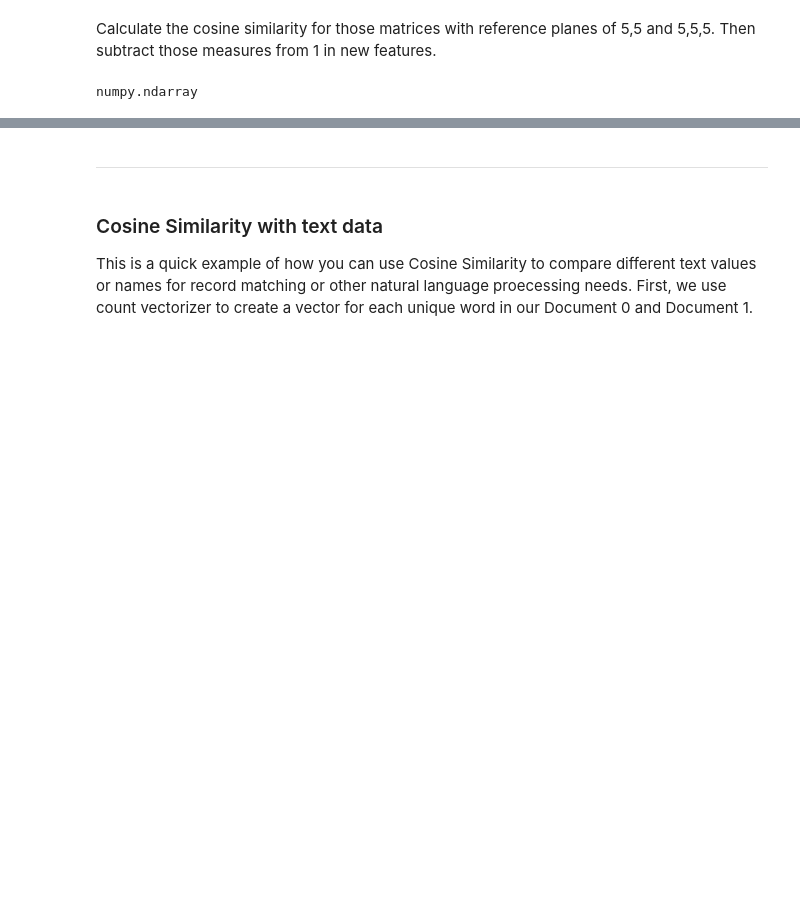
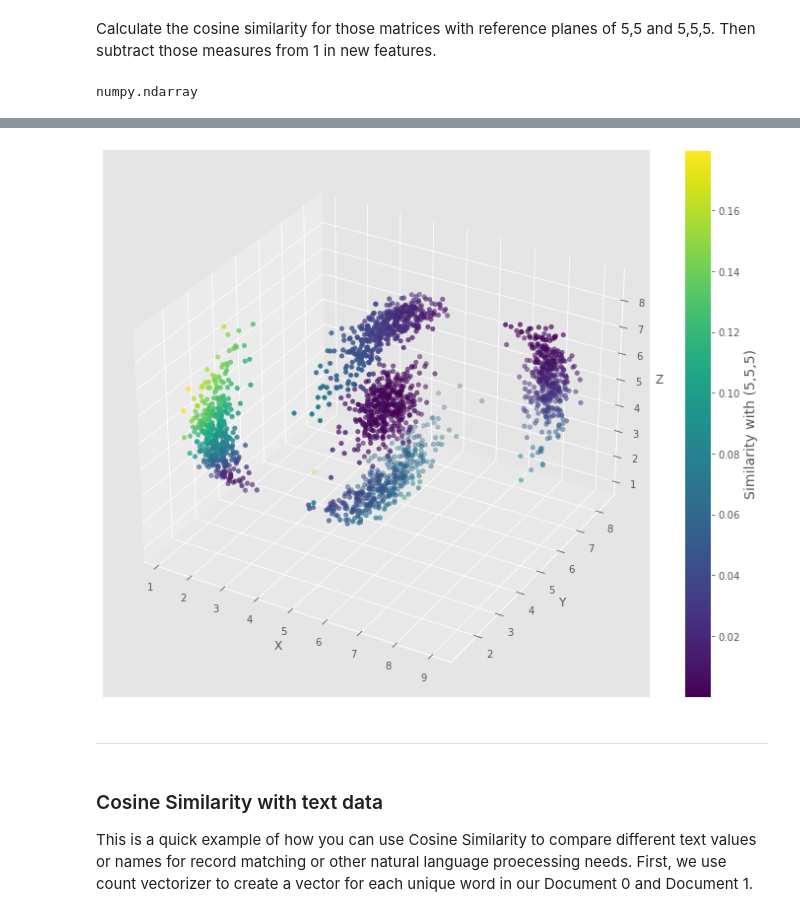
Before and after one commit to ZSolt912/SpringBord_Career_Track_May262020, a Jupyter notebook: Cosine_Similarity_Case_Study.ipynb, the cells around one changed output, grey strips where cells are left out. Cells and saved outputs as stored; diff of their text form; code cells hidden in the pictures; blank space fills up the shorter version.

```diff
--- a/Cosine_Similarity_Case_Study.ipynb
+++ b/Cosine_Similarity_Case_Study.ipynb
@@ -82,3 +103,19 @@ numpy.ndarray
+# %%
+from mpl_toolkits.mplot3d import Axes3D
+figCosine3D = plt.figure(figsize=(10, 8))
+ax = figCosine3D.add_subplot(111, projection='3d')
+
+p = ax.scatter(mat[:,0], mat[:,1], mat[:,2], c=simCosine3D[:,0])
+ax.set_xlabel('X')
+ax.set_ylabel('Y')
+ax.set_zlabel('Z')
+cb = figCosine3D.colorbar(p)
+cb.set_label('Similarity with (5,5,5)', size=14)
+
+figCosine3D.tight_layout()
+#figCosine3D.savefig('cosine-3D.png', dpi=300, transparent=True)
+# %% [output]
+[figure, added]
 # %% [markdown]
 ----
 # %% [markdown]
```
Also changed, not shown: parts of 7 cells of this notebook.
